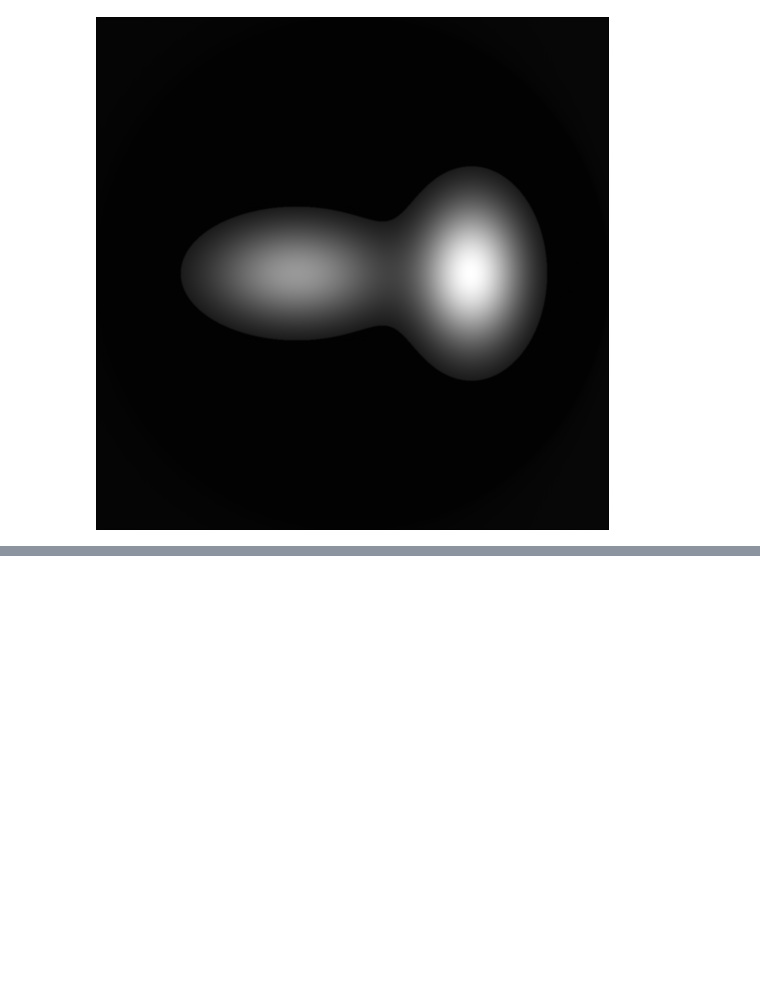
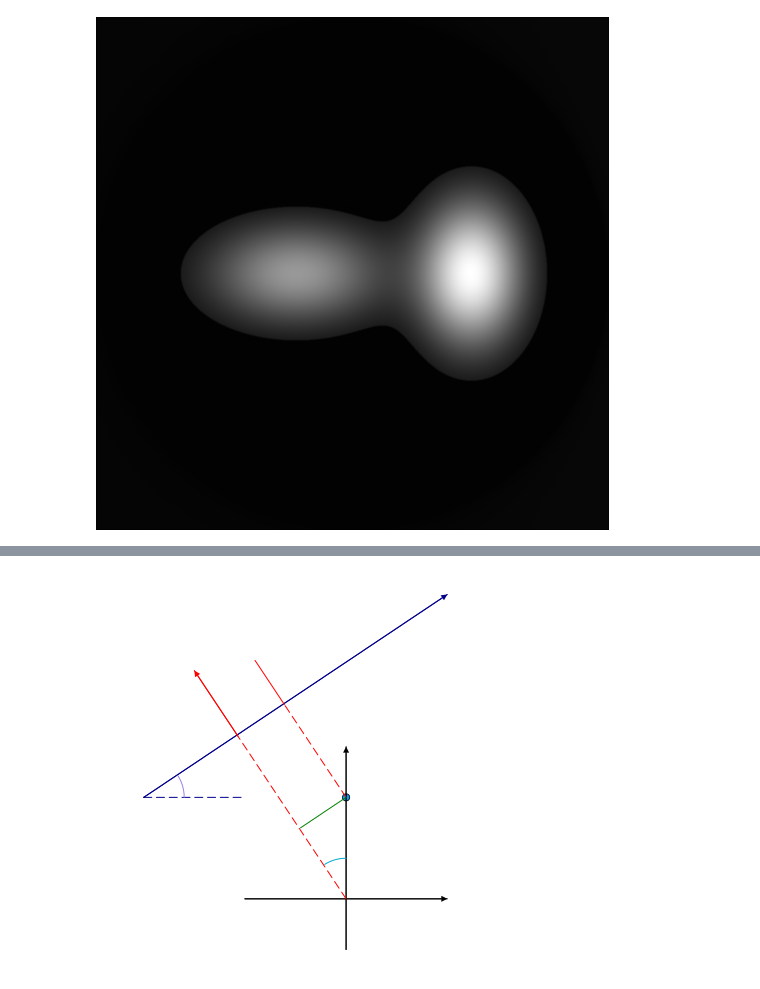
Before and after one commit to Julia-KAERI/nTomoExamples, a Jupyter notebook: aux/plots.ipynb, the cells around one changed output, grey strips where cells are left out. Cells and saved outputs as stored; diff of their text form; code cells hidden in the pictures; blank space fills up the shorter version.

```diff
--- a/aux/plots.ipynb
+++ b/aux/plots.ipynb
@@ -103,0 +105,53 @@ colorize(recimg, :rainbow)
+# %%
+function get_arc(x0, y0, radius, θ1, θ2, N = 20)
+    θ = range(θ1*π/180.0, θ2*π/180.0, N)
+    xx = x0 .+ (radius .* cos.(θ))
+    yy = y0 .+ (radius .* sin.(θ))
+    return [(xx[i], yy[i]) for i in eachindex(xx)]
+end
+
+
+p1=scatter([0,],[1,], frame = :none, xticks=[], yticks=[], aspect_ratio = :equal, legend = :none, size = (400, 400))
+plot!([-1, 1], [0, 0], color = :black, arrow=(:closed, 2.0))
+plot!([0, 0], [-0.5, 1.5], color = :black, arrow=(:closed, 2.0))
+
+plot!([-2, 1], [1, 3], color = :darkblue, arrow=(:closed, 2.0))
+plot!([-2, -1], [1., 1], color = :darkblue, ls = :dash)
+
+x1, x2 =-1.07, -1.5
+plot!([0, x1], [0, x1*(-3.0/2.)], color = :red, ls = :dash)
+plot!([x1, x2], [x1*(-3.0/2.0), x2*(-3.0/2.)], color = :red, arrow=(:closed, 1.0))
+
+x1, x2 = -0.61, -0.9
+plot!([0, x1], [1, x1*(-3.0/2.)+1], color = :red, ls = :dash)
+plot!([x1, x2], [x1*(-3.0/2.0)+1, x2*(-3.0/2.)+1], color = :red)
+
+x3 = -0.45
+plot!([0, x3], [1, x3*(2.0/3.0)+1], color = :green)
+
+plot!(get_arc(0, 0, 0.4, 90, 122.0))
+
+plot!(get_arc(-2, 1, 0.4, 0, 32.0))
+
+# annotate!([(-0.1,-0.1, (L"$O$", 10, :black)),
+#             (1.0,-0.1, (L"$x$", 10, :black)),
+#             (0.0,1.6, (L"$y$", 10, :black)),
+#             (0.1,0.7, (L"$r$", 12, :black)),
+#             (-0.25,0.93, (L"$s$", 12, :black)),
+#             (-0.45, 1.9, (L"$s$", 12, :black)),
+#             (-1.5, 2.4, (L"$p(s,\,\theta)$", 12, :black)),
+#             (1.1, 3, (L"$S$", 12, :black)),
+#             (0.6, 2.4, (L"$\mathrm{Detector}$", 10, :black)),
+#             (0.5, 1.0, (L"$\mathrm{Point\;Source}$", 10, :black)),
+#             (-0.1, 0.3, (L"$\theta$", 12, :black)),
+#             (-1.7, 1.1, (L"$\theta$", 12, :black)),
+#             ])
+
+
+# θ = 0.0:0.01:(2*π)
+# p2=plot(θ, sin.(θ), frame = :origin, xticks=([0, π, 2π], ["0", L"$\pi$", L"2$\pi$"]), xtickfont = font(12), yticks=[], legend = :none, size = (300, 300), ylim=(-1.5, 1.5), lw=2)
+
+
+# plot(p1, p2, size = (750, 400))
+# %% [output]
+[figure, added]
```
Also changed, not shown: parts of 4 cells of this notebook, 1 other file.
